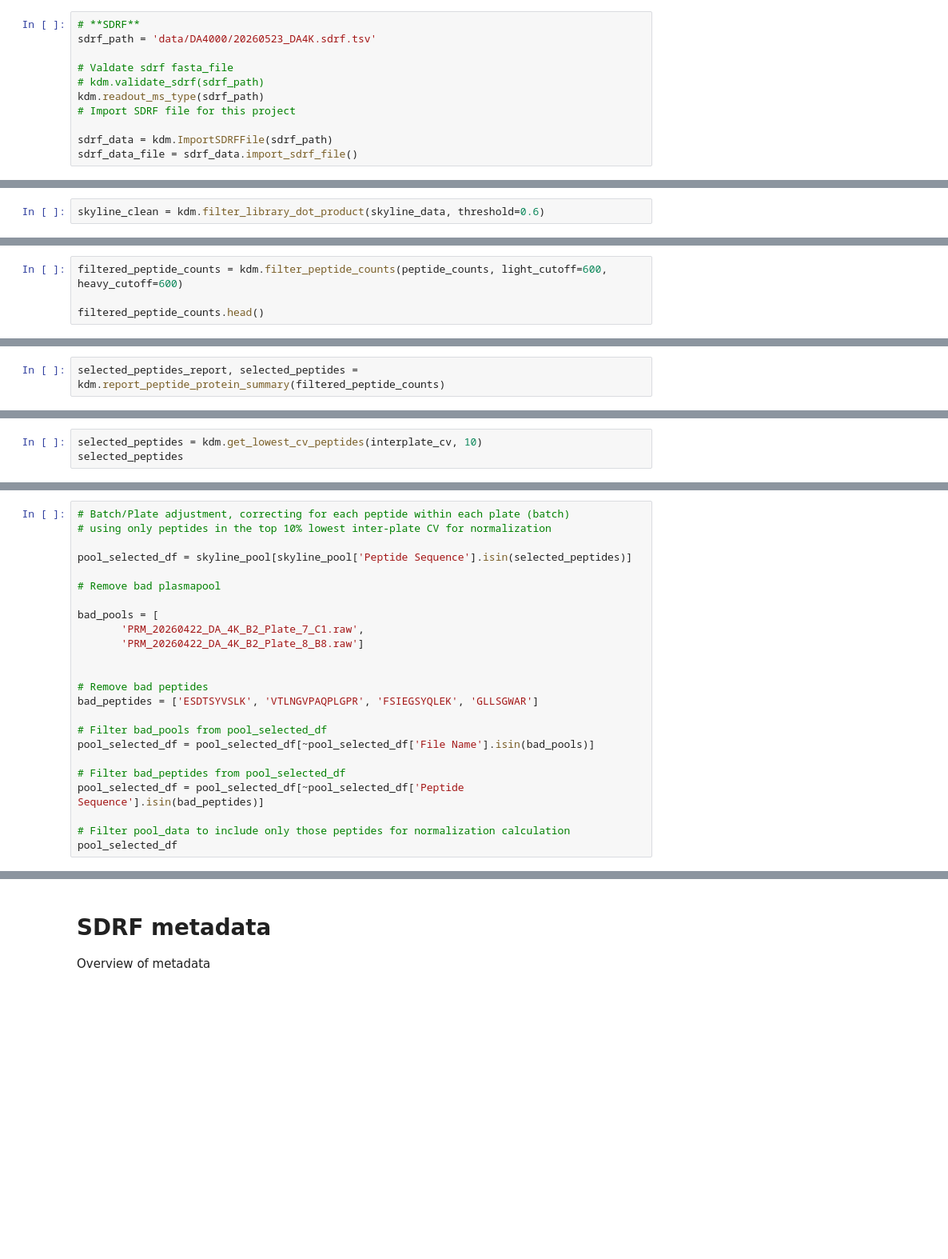
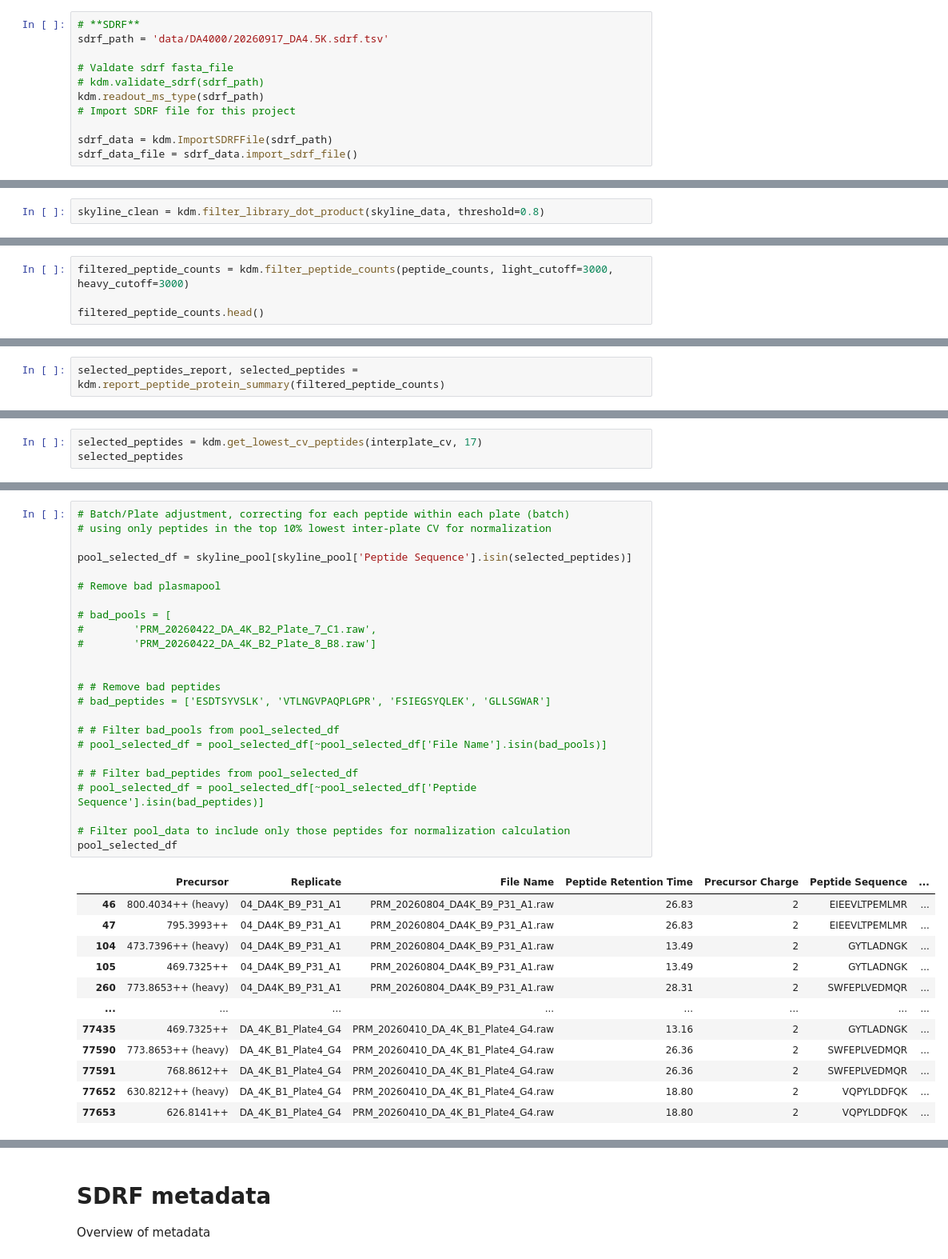
Before and after one commit to thanadol-git/kardemumma, a Jupyter notebook: ratio_DA4K.ipynb, the cells around one changed output, grey strips where cells are left out. Shown at 80% size. Drawn from its saved outputs; the diff is of its cells as text; blank space fills up the shorter version.

```diff
--- a/ratio_DA4K.ipynb
+++ b/ratio_DA4K.ipynb
@@ -27,6 +33,6 @@ skyline_data = skyline_importer.import_skyline_file()
 # %%
 # **SDRF**
-sdrf_path = 'data/DA4000/20260523_DA4K.sdrf.tsv'
+sdrf_path = 'data/DA4000/20260917_DA4.5K.sdrf.tsv'
 
 # Valdate sdrf fasta_file
 # kdm.validate_sdrf(sdrf_path)
@@ -90,2 +123,2 @@ kdm.plot_library_dot_product_distribution(skyline_data)
 # %%
-skyline_clean = kdm.filter_library_dot_product(skyline_data, threshold=0.6)
+skyline_clean = kdm.filter_library_dot_product(skyline_data, threshold=0.8)
@@ -99,4 +139,4 @@ kdm.plot_heavy_light_scatter(peptide_counts)
 # %%
-filtered_peptide_counts = kdm.filter_peptide_counts(peptide_counts, light_cutoff=600, heavy_cutoff=600)
+filtered_peptide_counts = kdm.filter_peptide_counts(peptide_counts, light_cutoff=3000, heavy_cutoff=3000)
 
 filtered_peptide_counts.head()
@@ -136,3 +252,3 @@ kdm.plot_cumulative_peptide_count_by_cv(interplate_cv)
 # %%
-selected_peptides = kdm.get_lowest_cv_peptides(interplate_cv, 10)
+selected_peptides = kdm.get_lowest_cv_peptides(interplate_cv, 17)
 selected_peptides
@@ -139,24 +258,37 @@ selected_peptides
 # %%
 # Batch/Plate adjustment, correcting for each peptide within each plate (batch)
 # using only peptides in the top 10% lowest inter-plate CV for normalization
 
 pool_selected_df = skyline_pool[skyline_pool['Peptide Sequence'].isin(selected_peptides)]
 
 # Remove bad plasmapool
 
-bad_pools = [
-       'PRM_20260422_DA_4K_B2_Plate_7_C1.raw',
-       'PRM_20260422_DA_4K_B2_Plate_8_B8.raw']
+# bad_pools = [
+#        'PRM_20260422_DA_4K_B2_Plate_7_C1.raw',
+#        'PRM_20260422_DA_4K_B2_Plate_8_B8.raw']
 
 
-# Remove bad peptides
-bad_peptides = ['ESDTSYVSLK', 'VTLNGVPAQPLGPR', 'FSIEGSYQLEK', 'GLLSGWAR']
+# # Remove bad peptides
+# bad_peptides = ['ESDTSYVSLK', 'VTLNGVPAQPLGPR', 'FSIEGSYQLEK', 'GLLSGWAR']
 
-# Filter bad_pools from pool_selected_df
-pool_selected_df = pool_selected_df[~pool_selected_df['File Name'].isin(bad_pools)]
+# # Filter bad_pools from pool_selected_df
+# pool_selected_df = pool_selected_df[~pool_selected_df['File Name'].isin(bad_pools)]
 
-# Filter bad_peptides from pool_selected_df
-pool_selected_df = pool_selected_df[~pool_selected_df['Peptide Sequence'].isin(bad_peptides)]
+# # Filter bad_peptides from pool_selected_df
+# pool_selected_df = pool_selected_df[~pool_selected_df['Peptide Sequence'].isin(bad_peptides)]
 
 # Filter pool_data to include only those peptides for normalization calculation
 pool_selected_df
+# %% [output]
+|  | Precursor | Replicate | File Name | Peptide Retention Time | Precursor Charge | Peptide Sequence | ... |
+| 46 | 800.4034++ (heavy) | 04_DA4K_B9_P31_A1 | PRM_20260804_DA4K_B9_P31_A1.raw | 26.83 | 2 | EIEEVLTPEMLMR | ... |
+| 47 | 795.3993++ | 04_DA4K_B9_P31_A1 | PRM_20260804_DA4K_B9_P31_A1.raw | 26.83 | 2 | EIEEVLTPEMLMR | ... |
+| 104 | 473.7396++ (heavy) | 04_DA4K_B9_P31_A1 | PRM_20260804_DA4K_B9_P31_A1.raw | 13.49 | 2 | GYTLADNGK | ... |
+| 105 | 469.7325++ | 04_DA4K_B9_P31_A1 | PRM_20260804_DA4K_B9_P31_A1.raw | 13.49 | 2 | GYTLADNGK | ... |
+| 260 | 773.8653++ (heavy) | 04_DA4K_B9_P31_A1 | PRM_20260804_DA4K_B9_P31_A1.raw | 28.31 | 2 | SWFEPLVEDMQR | ... |
+| ... | ... | ... | ... | ... | ... | ... | ... |
+| 77435 | 469.7325++ | DA_4K_B1_Plate4_G4 | PRM_20260410_DA_4K_B1_Plate4_G4.raw | 13.16 | 2 | GYTLADNGK | ... |
+| 77590 | 773.8653++ (heavy) | DA_4K_B1_Plate4_G4 | PRM_20260410_DA_4K_B1_Plate4_G4.raw | 26.36 | 2 | SWFEPLVEDMQR | ... |
+| 77591 | 768.8612++ | DA_4K_B1_Plate4_G4 | PRM_20260410_DA_4K_B1_Plate4_G4.raw | 26.36 | 2 | SWFEPLVEDMQR | ... |
+| 77652 | 630.8212++ (heavy) | DA_4K_B1_Plate4_G4 | PRM_20260410_DA_4K_B1_Plate4_G4.raw | 18.80 | 2 | VQPYLDDFQK | ... |
+| 77653 | 626.8141++ | DA_4K_B1_Plate4_G4 | PRM_20260410_DA_4K_B1_Plate4_G4.raw | 18.80 | 2 | VQPYLDDFQK | ... |
```
Also changed, not shown: parts of 41 cells of this notebook.
